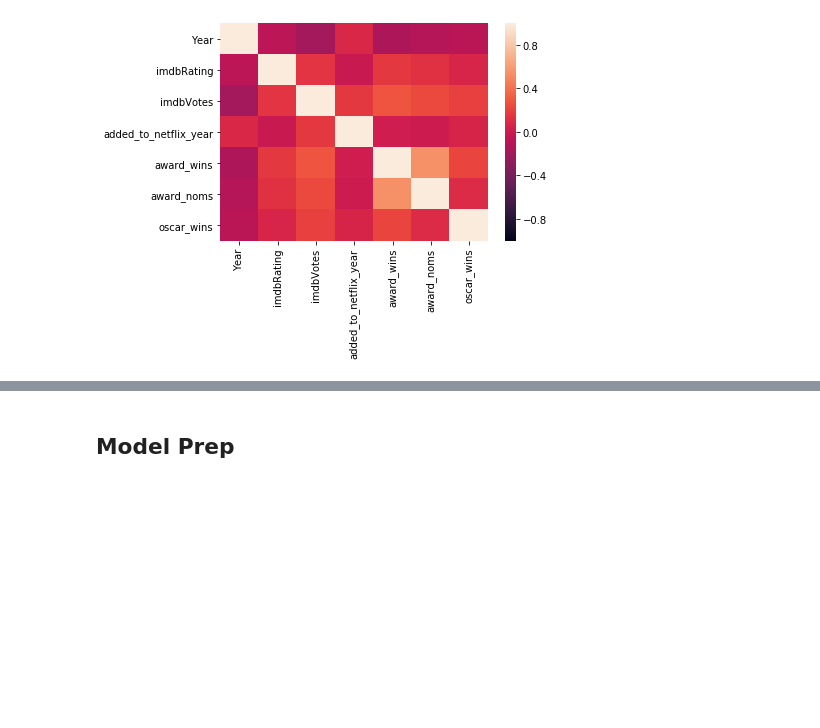
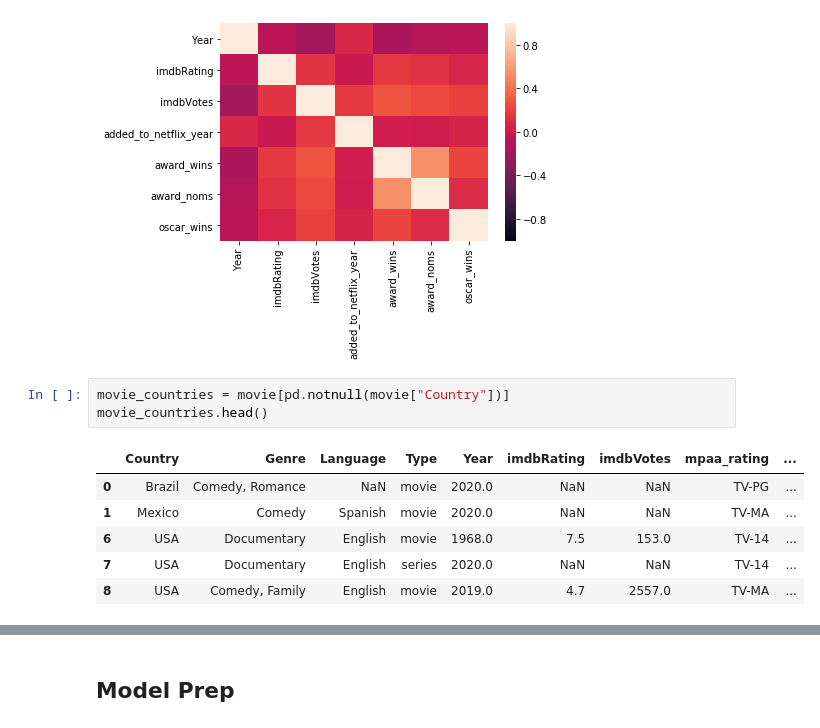
Before and after one commit to AdamSpannbauer/flixable_ml_dsi, a Jupyter notebook: eda.ipynb, the cells around one changed output, grey strips where cells are left out. Cells and saved outputs as stored; diff of their text form; blank space fills up the shorter version.

```diff
--- a/eda.ipynb
+++ b/eda.ipynb
@@ -149,3 +151,13 @@ sns.heatmap(movie.corr(), vmin=-1, vmax=1)
 plt.show()
 # %% [output]
 [figure]
+# %%
+movie_countries = movie[pd.notnull(movie["Country"])]
+movie_countries.head()
+# %% [output]
+|  | Country | Genre | Language | Type | Year | imdbRating | imdbVotes | mpaa_rating | ... |
+| 0 | Brazil | Comedy, Romance | NaN | movie | 2020.0 | NaN | NaN | TV-PG | ... |
+| 1 | Mexico | Comedy | Spanish | movie | 2020.0 | NaN | NaN | TV-MA | ... |
+| 6 | USA | Documentary | English | movie | 1968.0 | 7.5 | 153.0 | TV-14 | ... |
+| 7 | USA | Documentary | English | series | 2020.0 | NaN | NaN | TV-14 | ... |
+| 8 | USA | Comedy, Family | English | movie | 2019.0 | 4.7 | 2557.0 | TV-MA | ... |
```
Also changed, not shown: parts of 8 cells of this notebook.
